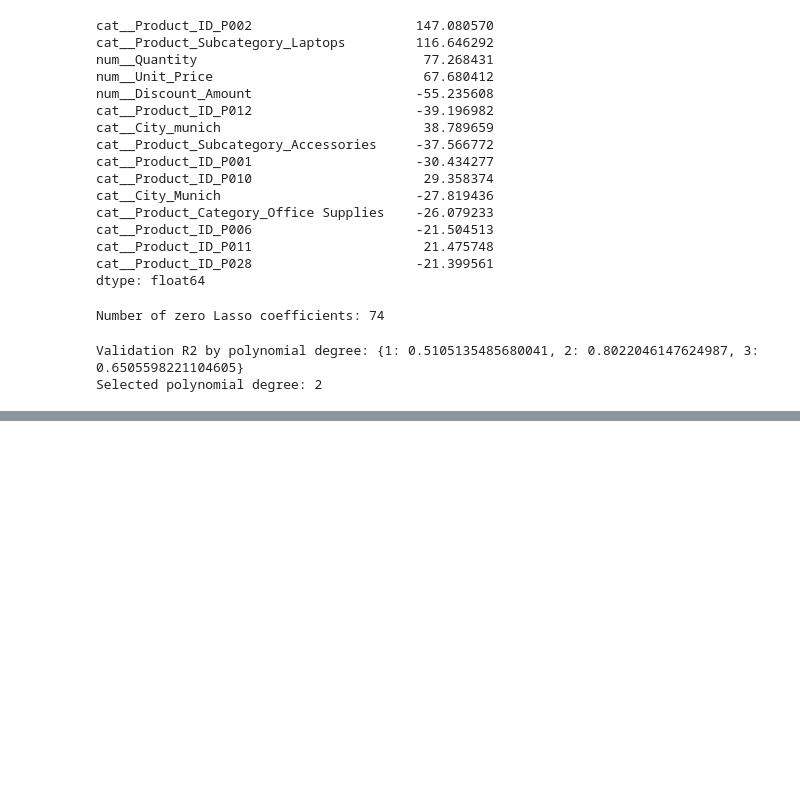
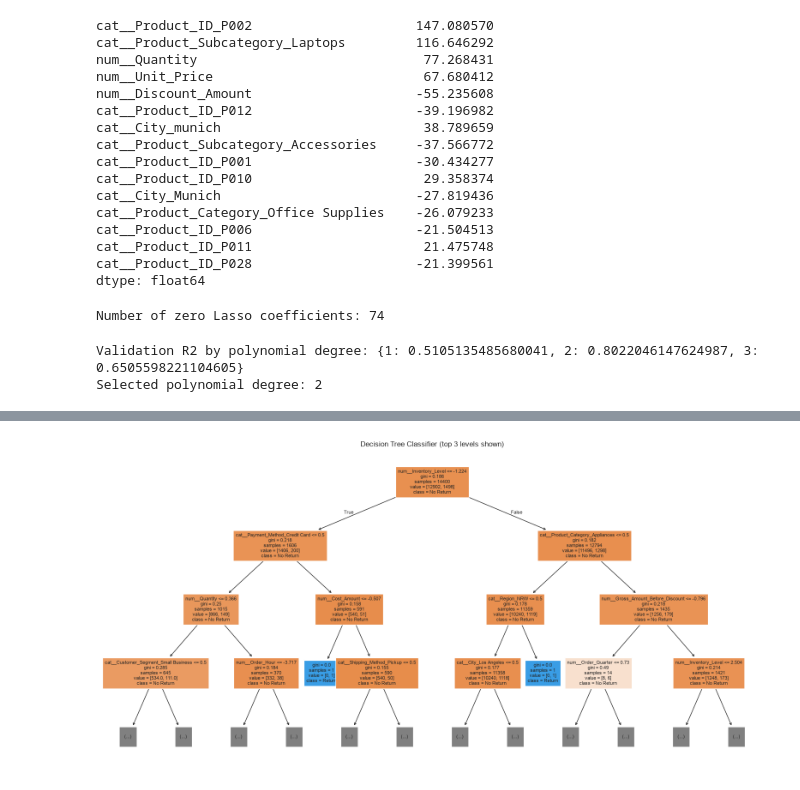
Before and after one commit to Ramjith821/RetailSalestest, a Jupyter notebook: Retail_store.ipynb, the cells around one changed output, grey strips where cells are left out. Saved outputs shown, nothing was run; the diff lists cells and outputs as text; code cells hidden in the pictures; blank space fills up the shorter version.

```diff
--- a/Retail_store.ipynb
+++ b/Retail_store.ipynb
@@ -685,0 +832,46 @@ fitted_models["KNN Regressor"] = m
+# %%
+# 2. K-Nearest Neighbors Classifier
+res, m, cm = evaluate_classifier(
+    "KNN Classifier",
+    KNeighborsClassifier(n_neighbors=15, metric="minkowski"),
+    Xc_train_p, yc_train, Xc_test_p, yc_test
+)
+clf_results.append(res)
+clf_fitted["KNN Classifier"] = m
+clf_cms["KNN Classifier"] = cm
+# %%
+# 3. Gaussian Naive Bayes
+res, m, cm = evaluate_classifier(
+    "Gaussian Naive Bayes",
+    GaussianNB(),
+    Xc_train_p, yc_train, Xc_test_p, yc_test
+)
+clf_results.append(res)
+clf_fitted["Gaussian Naive Bayes"] = m
+clf_cms["Gaussian Naive Bayes"] = cm
+# %%
+# 4. Decision Tree Classifier
+res, m, cm = evaluate_classifier(
+    "Decision Tree Classifier",
+    DecisionTreeClassifier(max_depth=6, random_state=RANDOM_STATE),
+    Xc_train_p, yc_train, Xc_test_p, yc_test
+)
+clf_results.append(res)
+clf_fitted["Decision Tree Classifier"] = m
+clf_cms["Decision Tree Classifier"] = cm
+
+plt.figure(figsize=(16, 8))
+plot_tree(
+    m,
+    feature_names=clf_feature_names,
+    class_names=["No Return", "Return"],
+    filled=True,
+    max_depth=3,
+    fontsize=8
+)
+plt.title("Decision Tree Classifier (top 3 levels shown)")
+plt.tight_layout()
+plt.savefig("clf_decision_tree.png", bbox_inches="tight")
+plt.show()
+# %% [output]
+[figure, added]
```
Also changed, not shown: parts of 5 cells of this notebook.
